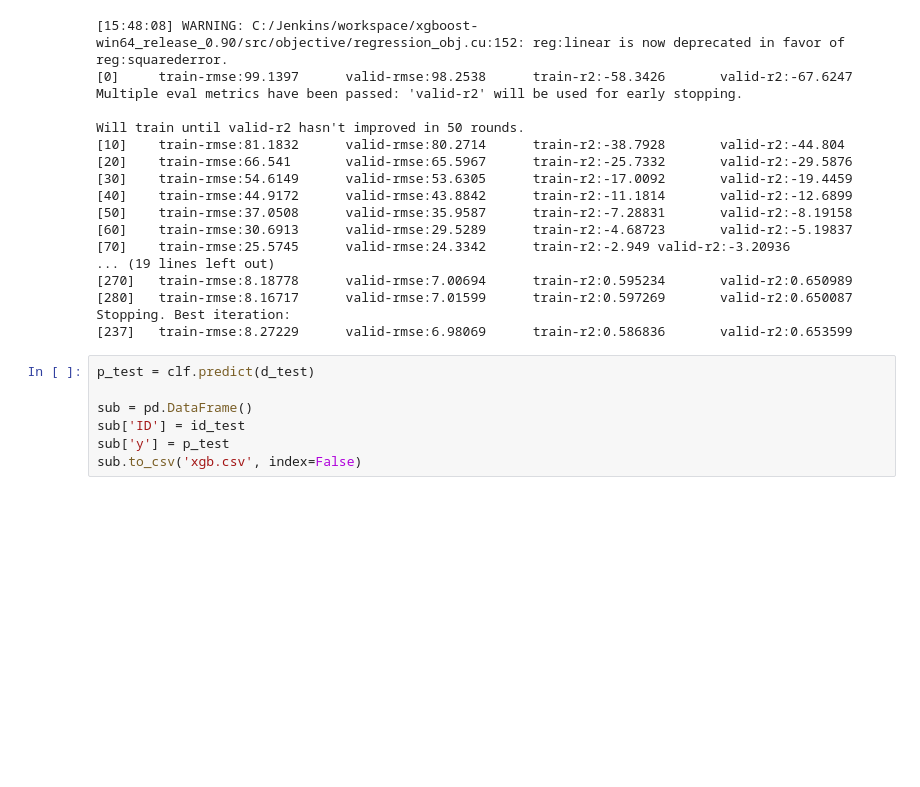
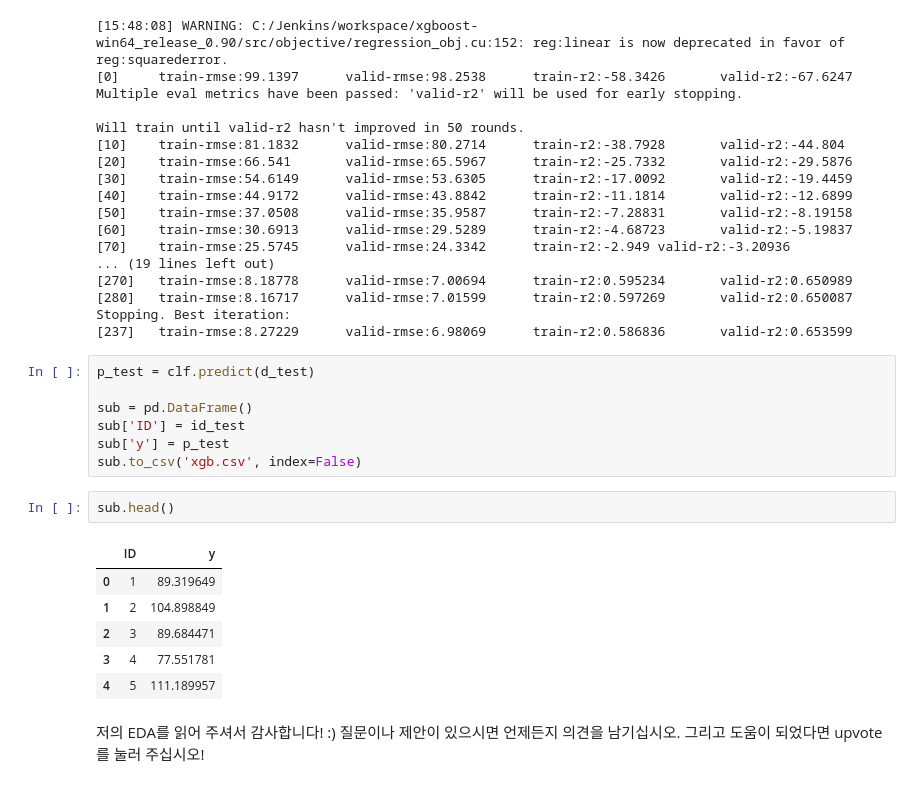
Before and after one commit to brstar96/KaggleKernelTranscription, a Jupyter notebook: Mercedes-Benz Greener Manufacturing/Mercedes EDA & XGBoost Starter (~0.55)/Mercedes EDA & XGBoost Starter (~0.55).ipynb, the cells around one changed output. Cells and saved outputs as stored; diff of their text form; blank space fills up the shorter version.

```diff
--- a/Mercedes-Benz Greener Manufacturing/Mercedes EDA & XGBoost Starter (~0.55)/Mercedes EDA & XGBoost Starter (~0.55).ipynb
+++ b/Mercedes-Benz Greener Manufacturing/Mercedes EDA & XGBoost Starter (~0.55)/Mercedes EDA & XGBoost Starter (~0.55).ipynb
@@ -249,3 +249,15 @@ sub = pd.DataFrame()
 sub['ID'] = id_test
 sub['y'] = p_test
 sub.to_csv('xgb.csv', index=False)
+# %%
+sub.head()
+# %% [output]
+|  | ID | y |
+| 0 | 1 | 89.319649 |
+| 1 | 2 | 104.898849 |
+| 2 | 3 | 89.684471 |
+| 3 | 4 | 77.551781 |
+| 4 | 5 | 111.189957 |
+# %% [markdown]
+저의 EDA를 읽어 주셔서 감사합니다! :)
+질문이나 제안이 있으시면 언제든지 의견을 남기십시오. 그리고 도움이 되었다면 upvote를 눌러 주십시오!
```
